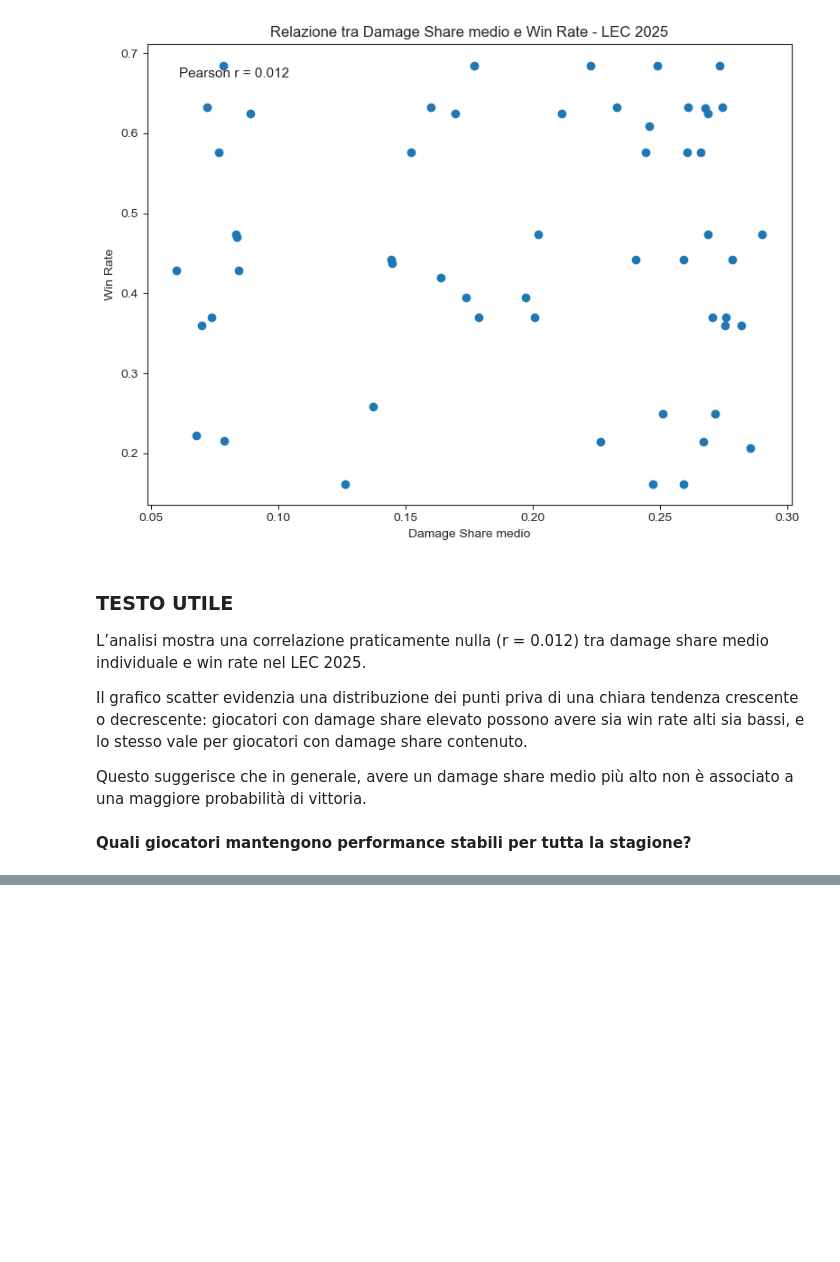
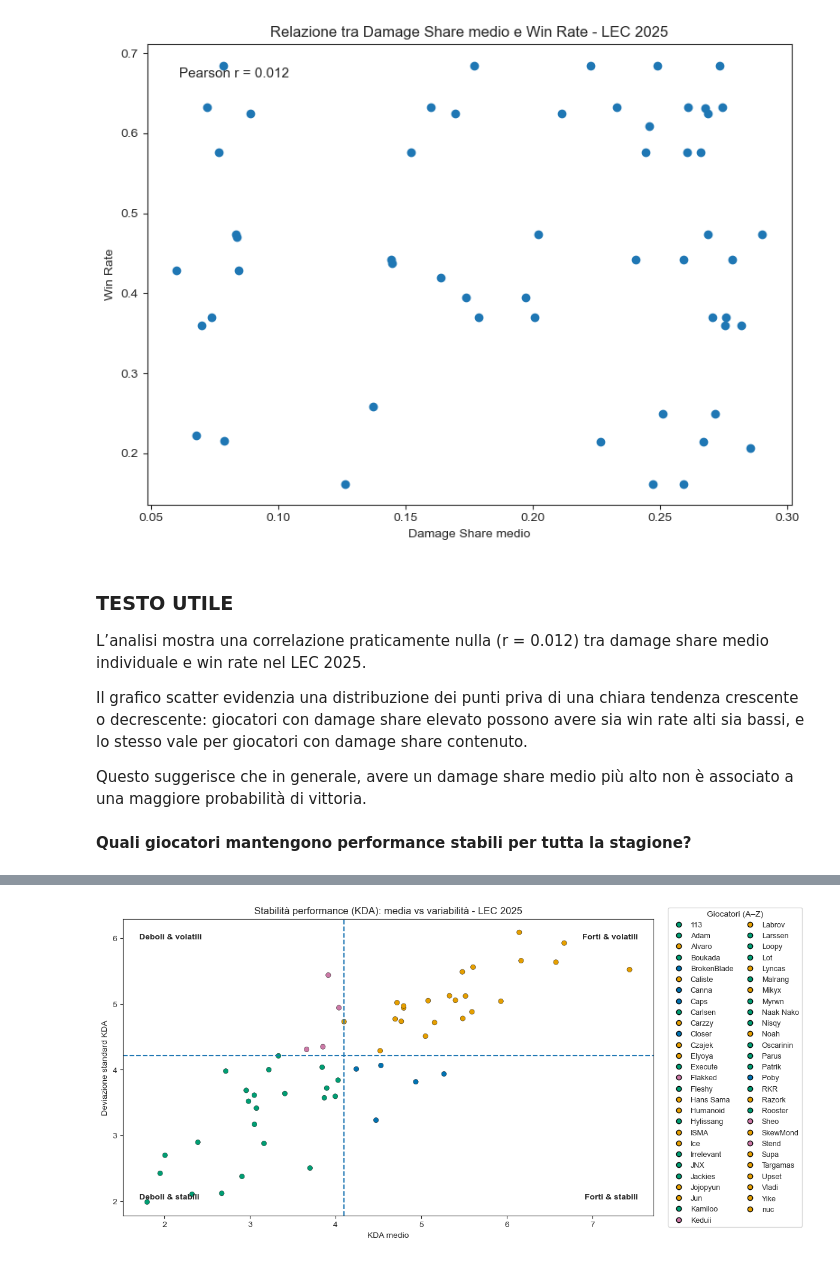
Before and after one commit to AnalystEca/G2-project-analysis, a Jupyter notebook: G2_analisi.ipynb, the cells around one changed output, grey strips where cells are left out. Saved outputs shown, nothing was run; the diff lists cells and outputs as text; code cells hidden in the pictures; blank space fills up the shorter version.

Commit message:
risposto alla domanda sulle stabilità delle performance

```diff
--- a/G2_analisi.ipynb
+++ b/G2_analisi.ipynb
@@ -2108,0 +2178,96 @@ Questo suggerisce che in generale, avere un damage share medio più alto non è
+# %%
+from matplotlib.lines import Line2D
+
+df = player_stability.copy()
+
+median_kda = df['avg_kda'].median()
+median_std = df['std_kda'].median()
+
+# Palette Okabe-Ito (color-blind friendly)
+quad_colors = {
+    "Forti & stabili":  "#0072B2",  # blu
+    "Forti & volatili": "#E69F00",  # arancione
+    "Deboli & stabili": "#009E73",  # verde acqua
+    "Deboli & volatili":"#CC79A7",  # viola
+}
+
+def get_quadrant(row):
+    if row['avg_kda'] >= median_kda and row['std_kda'] <= median_std:
+        return "Forti & stabili"
+    elif row['avg_kda'] >= median_kda and row['std_kda'] > median_std:
+        return "Forti & volatili"
+    elif row['avg_kda'] < median_kda and row['std_kda'] <= median_std:
+        return "Deboli & stabili"
+    else:
+        return "Deboli & volatili"
+
+df['quadrant'] = df.apply(get_quadrant, axis=1)
+df['color'] = df['quadrant'].map(quad_colors)
+
+# --- PLOT ---
+plt.figure(figsize=(12, 6))
+ax = plt.gca()
+
+# Scatter con bordo nero (migliora leggibilità)
+ax.scatter(
+    df['avg_kda'],
+    df['std_kda'],
+    c=df['color'],
+    edgecolors='black',
+    linewidths=0.3
+)
+
+# Linee mediane
+ax.axvline(median_kda, linestyle='--')
+ax.axhline(median_std, linestyle='--')
+
+ax.set_xlabel("KDA medio")
+ax.set_ylabel("Deviazione standard KDA")
+ax.set_title("Stabilità performance (KDA): media vs variabilità - LEC 2025")
+
+# Etichette quadranti (discrete)
+xmin, xmax = ax.get_xlim()
+ymin, ymax = ax.get_ylim()
+dx = (xmax - xmin) * 0.03
+dy = (ymax - ymin) * 0.05
+
+ax.text(xmax - dx, ymin + dy, "Forti & stabili", ha='right', va='bottom', fontsize=10, fontweight='bold')
+ax.text(xmax - dx, ymax - dy, "Forti & volatili", ha='right', va='top', fontsize=10, fontweight='bold')
+ax.text(xmin + dx, ymin + dy, "Deboli & stabili", ha='left', va='bottom', fontsize=10, fontweight='bold')
+ax.text(xmin + dx, ymax - dy, "Deboli & volatili", ha='left', va='top', fontsize=10, fontweight='bold')
+
+# --- Legenda A–Z: nome + pallino colorato (colore = quadrante) ---
+df_sorted = df.sort_values('playername')
+
+handles = [
+    Line2D(
+        [0], [0],
+        marker='o',
+        linestyle='None',
+        markerfacecolor=row['color'],
+        markeredgecolor='black',   # bordo come nel plot
+        markersize=6,
+        label=row['playername']
+    )
+    for _, row in df_sorted.iterrows()
+]
+
+N_COLS = 2  # aumenta a 3 se ti serve più compatta
+
+ax.legend(
+    handles=handles,
+    title="Giocatori (A–Z)",
+    loc="center left",
+    bbox_to_anchor=(1.02, 0.5),
+    frameon=True,
+    fontsize=9,
+    title_fontsize=10,
+    ncol=N_COLS,
+    handletextpad=0.6,
+    columnspacing=1.2
+)
+
+plt.tight_layout()
+plt.show()
+# %% [output]
+[figure, added]
```
Also changed, not shown: parts of 2 cells of this notebook, 1 other file.
